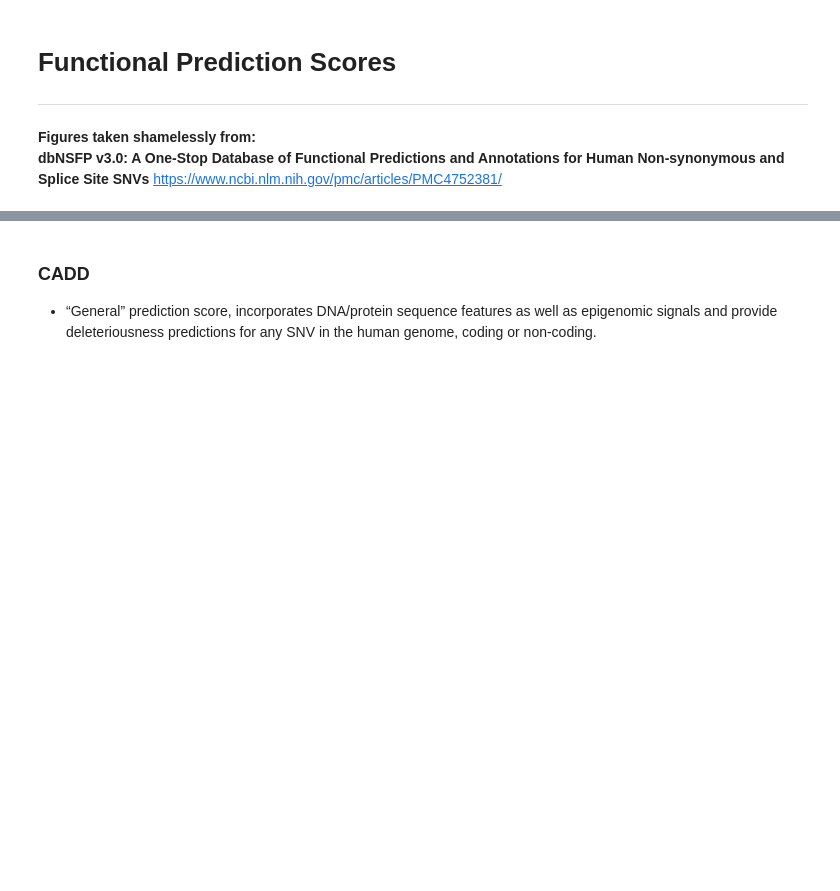
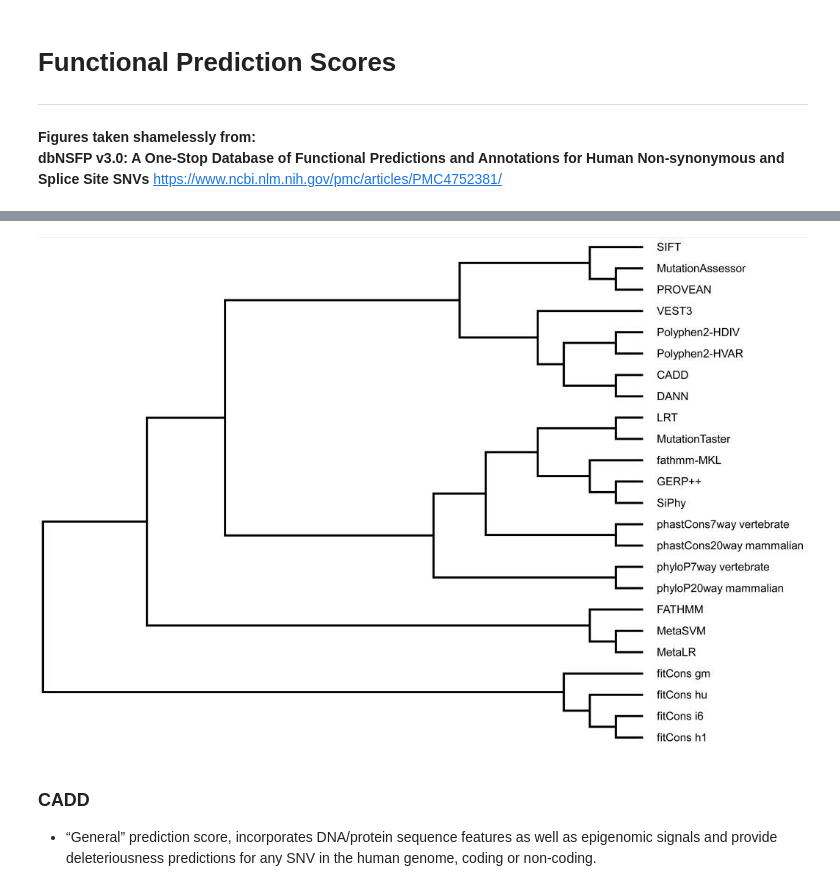
Before and after one commit to danielanach/glyco-clinvar, a Jupyter notebook: code/07_pathogenicity_scores.ipynb, the cells around one changed output, grey strips where cells are left out. Cells and saved outputs as stored; diff of their text form; code cells hidden in the pictures; blank space fills up the shorter version.

```diff
--- a/code/07_pathogenicity_scores.ipynb
+++ b/code/07_pathogenicity_scores.ipynb
@@ -16,3 +21,7 @@ https://www.ncbi.nlm.nih.gov/pmc/articles/PMC4752381/
+# %%
+Image(filename='../data/media/dbnsfp_phylotree.png')
+# %% [output]
+[figure, added]
 # %% [markdown]
 ### CADD
 
```
Also changed, not shown: parts of 7 cells of this notebook, 4 other files.
